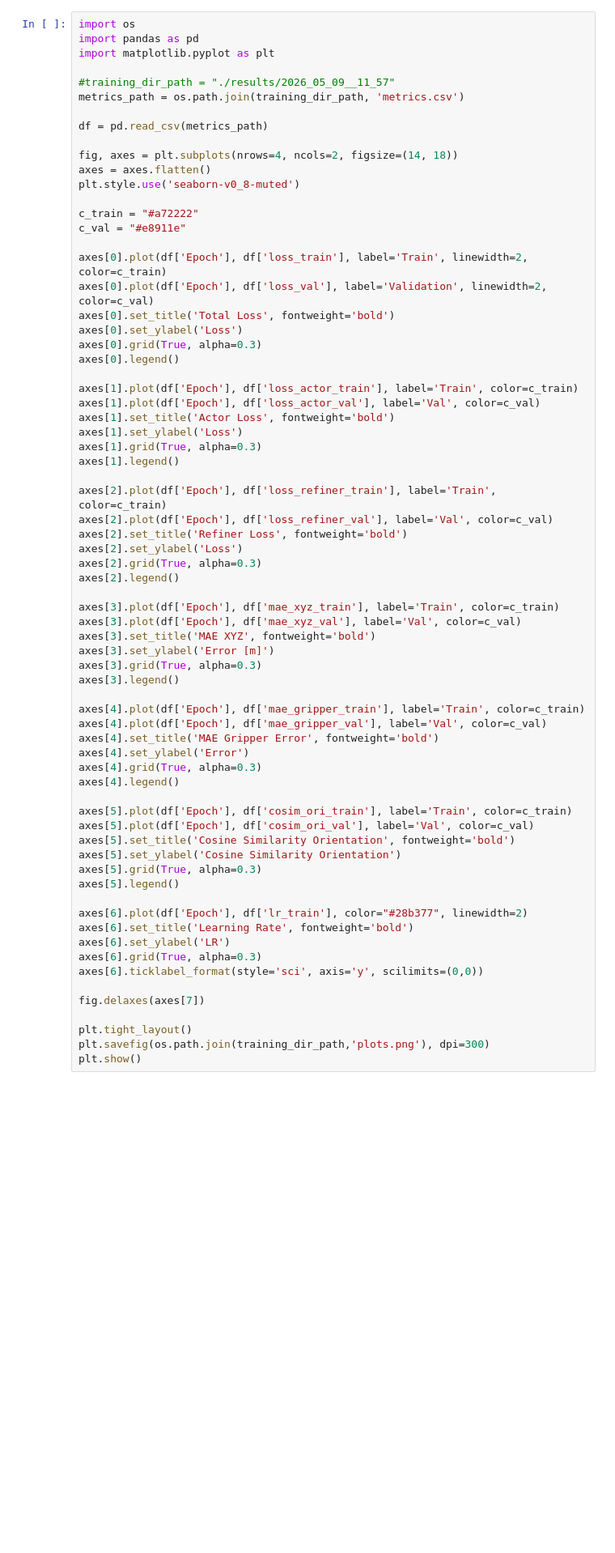
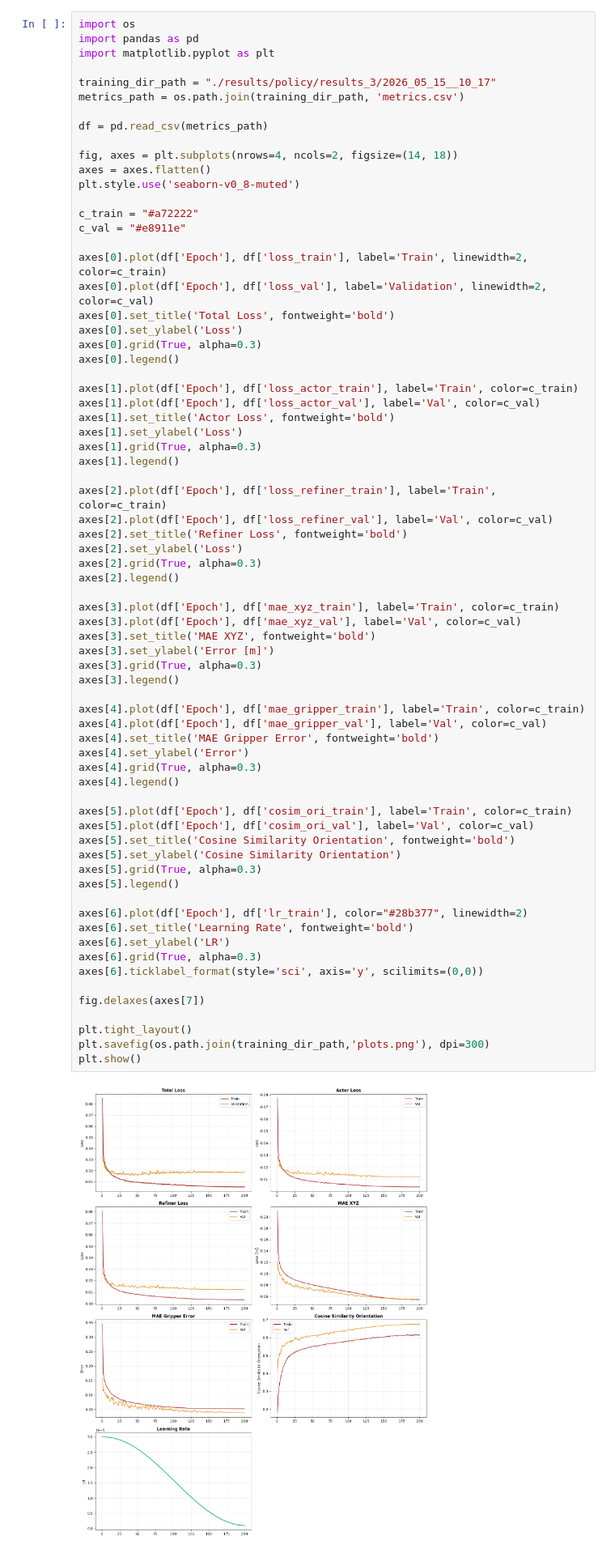
Before and after one commit to cybernetic-m/action_jepa, a Jupyter notebook: training_predictor.ipynb, the cells around one changed output. Shown at 81% size. Drawn from its saved outputs; the diff is of its cells as text; blank space fills up the shorter version.

```diff
--- a/training_predictor.ipynb
+++ b/training_predictor.ipynb
@@ -161,7 +278,7 @@ import os
 import pandas as pd
 import matplotlib.pyplot as plt
 
-#training_dir_path = "./results/2026_05_09__11_57"
+training_dir_path = "./results/policy/results_3/2026_05_15__10_17"
 metrics_path = os.path.join(training_dir_path, 'metrics.csv')
 
 df = pd.read_csv(metrics_path)
@@ -199,30 +316,32 @@ axes[3].plot(df['Epoch'], df['mae_xyz_val'], label='Val', color=c_val)
 axes[3].set_title('MAE XYZ', fontweight='bold')
 axes[3].set_ylabel('Error [m]')
 axes[3].grid(True, alpha=0.3)
 axes[3].legend()
 
 axes[4].plot(df['Epoch'], df['mae_gripper_train'], label='Train', color=c_train)
 axes[4].plot(df['Epoch'], df['mae_gripper_val'], label='Val', color=c_val)
 axes[4].set_title('MAE Gripper Error', fontweight='bold')
 axes[4].set_ylabel('Error')
 axes[4].grid(True, alpha=0.3)
 axes[4].legend()
 
 axes[5].plot(df['Epoch'], df['cosim_ori_train'], label='Train', color=c_train)
 axes[5].plot(df['Epoch'], df['cosim_ori_val'], label='Val', color=c_val)
 axes[5].set_title('Cosine Similarity Orientation', fontweight='bold')
 axes[5].set_ylabel('Cosine Similarity Orientation')
 axes[5].grid(True, alpha=0.3)
 axes[5].legend()
 
 axes[6].plot(df['Epoch'], df['lr_train'], color="#28b377", linewidth=2)
 axes[6].set_title('Learning Rate', fontweight='bold')
 axes[6].set_ylabel('LR')
 axes[6].grid(True, alpha=0.3)
 axes[6].ticklabel_format(style='sci', axis='y', scilimits=(0,0))
 
 fig.delaxes(axes[7])
 
 plt.tight_layout()
 plt.savefig(os.path.join(training_dir_path,'plots.png'), dpi=300)
 plt.show()
+# %% [output]
+[figure, added]
```
Also changed, not shown: parts of 3 cells of this notebook, 3 other files.
